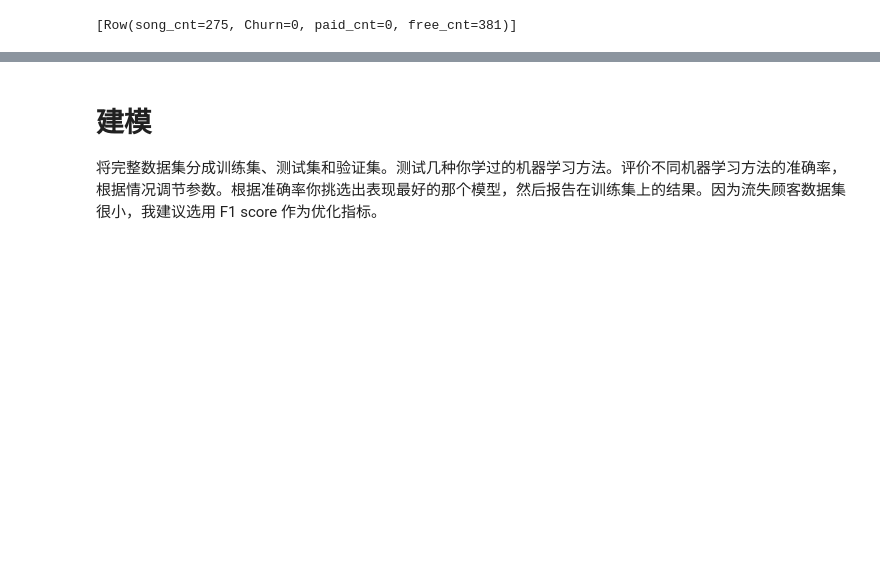
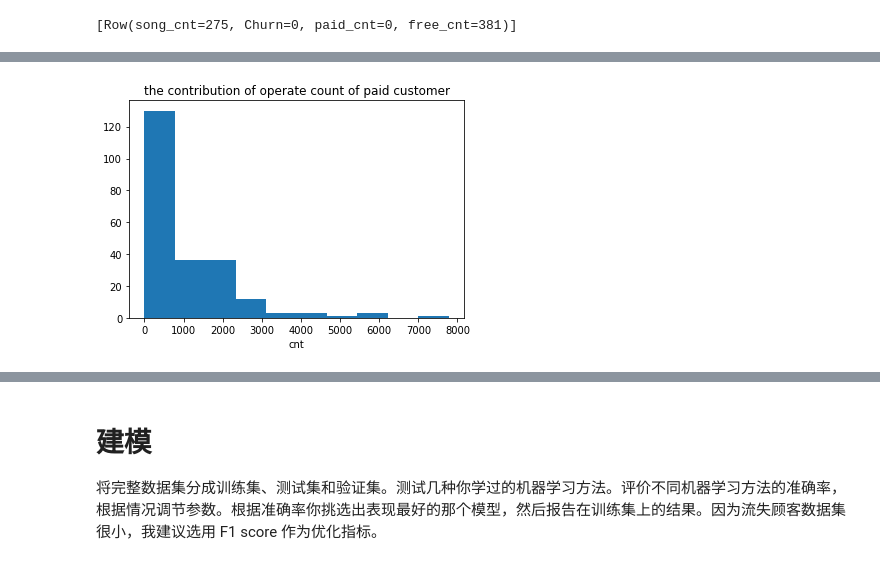
Before and after one commit to zhaoluyuanxi/Sparky-project, a Jupyter notebook: Sparkify-zh.ipynb, the cells around one changed output, grey strips where cells are left out. Saved outputs shown, nothing was run; the diff lists cells and outputs as text; code cells hidden in the pictures; blank space fills up the shorter version.

```diff
--- a/Sparkify-zh.ipynb
+++ b/Sparkify-zh.ipynb
@@ -173,0 +199,10 @@ df_user.take(1)
+# %%
+plt.hist(df_user_pd['paid_cnt'])#alpha设置透明度，0为完全透明
+
+plt.xlabel('cnt')
+plt.title('the contribution of operate count of paid customer')
+#plt.xlim(0,100)#设置x轴分布范围
+
+plt.show()
+# %% [output]
+[figure, added]
```
Also changed, not shown: parts of 28 cells of this notebook, 1 other file.
